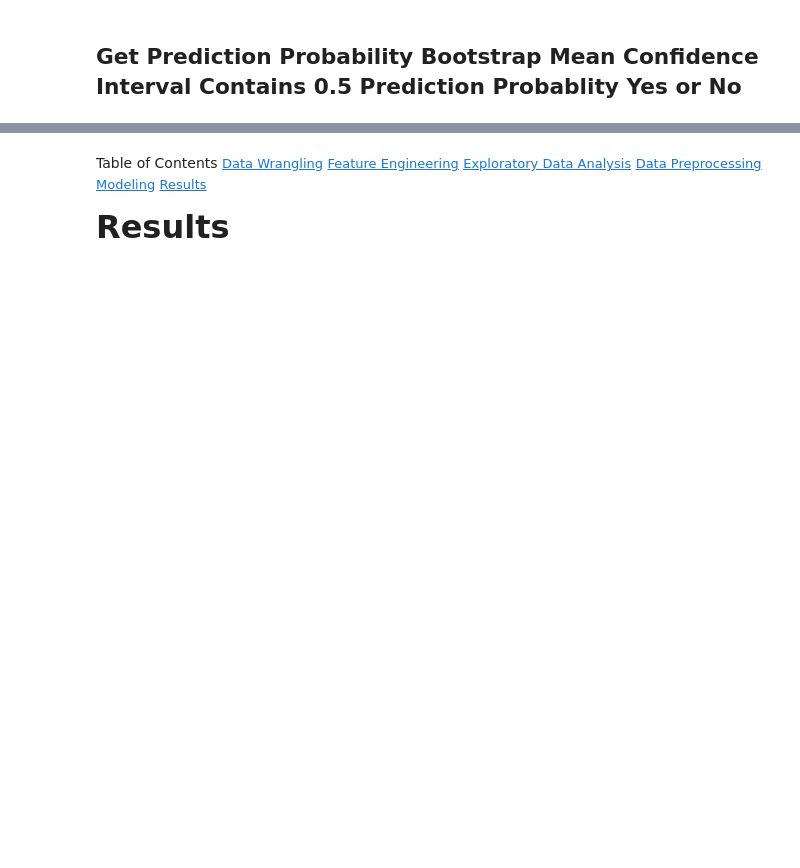
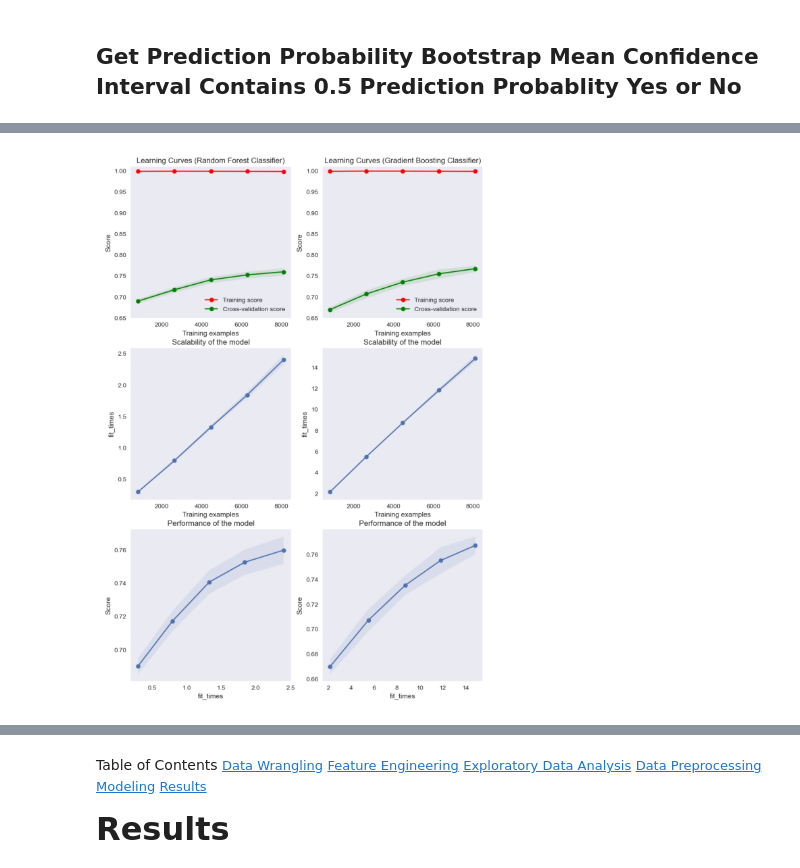
Before and after one commit to pauljacob/DSCapstone2, a Jupyter notebook: notebooks/in_vehicle_coupon_recommendation_v2dot11_adding_gradient_boosting_model_running.ipynb, the cells around one changed output, grey strips where cells are left out. Saved outputs shown, nothing was run; the diff lists cells and outputs as text; code cells hidden in the pictures; blank space fills up the shorter version.

```diff
--- a/notebooks/in_vehicle_coupon_recommendation_v2dot11_adding_gradient_boosting_model_running.ipynb
+++ b/notebooks/in_vehicle_coupon_recommendation_v2dot11_adding_gradient_boosting_model_running.ipynb
@@ -2100,0 +2038,69 @@ time: 1min 8s (started: 2022-10-29 06:17:19 -07:00)
+# %%
+dpi=100
+figure_filename = '../reports/figures/figure_train_size_score_random_forest_classifier_gradient_boosting_classifier_dpi' + str(dpi) + '_v' + filename_version + '.png'
+
+figure_filename_exists = os.path.isfile(figure_filename)
+if figure_filename_exists == True:
+    img = mpimg.imread(figure_filename)
+    plt.figure(figsize=(60, 15))
+    plt.grid(False)
+    plt.axis('off')
+    plt.imshow(img)
+
+else:
+    fig, axes = plt.subplots(3, 2, figsize=(10, 15))
+
+    title = "Learning Curves (Random Forest Classifier)"
+
+    cv = StratifiedKFold(n_splits=5, random_state=None, shuffle=False)
+    estimator = RandomForestClassifier(bootstrap=False,
+                                       max_depth=25,
+                                       min_samples_split=4,
+                                       n_estimators=200,
+                                       random_state=200,
+                                       min_samples_leaf=1,
+                                       max_features='auto',
+                                       criterion='gini',
+                                       warm_start='False',)
+
+    plt, learning_curve_random_forest_classifier = plot_learning_curve(estimator,
+                                                                       title,
+                                                                       X=data_frame_collection['X_train'],
+                                                                       y=data_frame_collection['Y_train'].loc[:, 'Y'],
+                                                                       filename=learning_curve_results_collection['random_forest_classifier'],
+                                                                       axes=axes[:, 0],
+                                                                       ylim=(0.65, 1.01),
+                                                                       cv=cv,
+                                                                       n_jobs=4,
+                                                                       scoring="accuracy")
+
+
+    title = r"Learning Curves (Gradient Boosting Classifier)"
+
+    cv = StratifiedKFold(n_splits=5, random_state=None, shuffle=False)
+    estimator = GradientBoostingClassifier(learning_rate = 0.1,
+                                           max_depth = 9,
+                                           n_estimators = 250,
+                                           random_state=200,
+                                           max_features=None,
+                                           verbose=0,
+                                           max_leaf_nodes=None,
+                                           warm_start=False,
+                                           n_iter_no_change=None)
+
+    plt, learning_curve_gradient_boosting_classifier = plot_learning_curve(estimator,
+                                                                           title,
+                                                                           X=data_frame_collection['X_train'],
+                                                                           y=data_frame_collection['Y_train'].loc[:, 'Y'],
+                                                                           filename=learning_curve_results_collection['gradient_boosting_classifier'],
+                                                                           axes=axes[:, 1],
+                                                                           ylim=(0.65, 1.01),
+                                                                           cv=cv,
+                                                                           n_jobs=4)
+
+
+    plt.savefig(figure_filename, bbox_inches='tight', dpi=dpi)
+
+plt.show()
+# %% [output]
+[figure, added]
```
Also changed, not shown: parts of 117 cells of this notebook, 3 other files.
